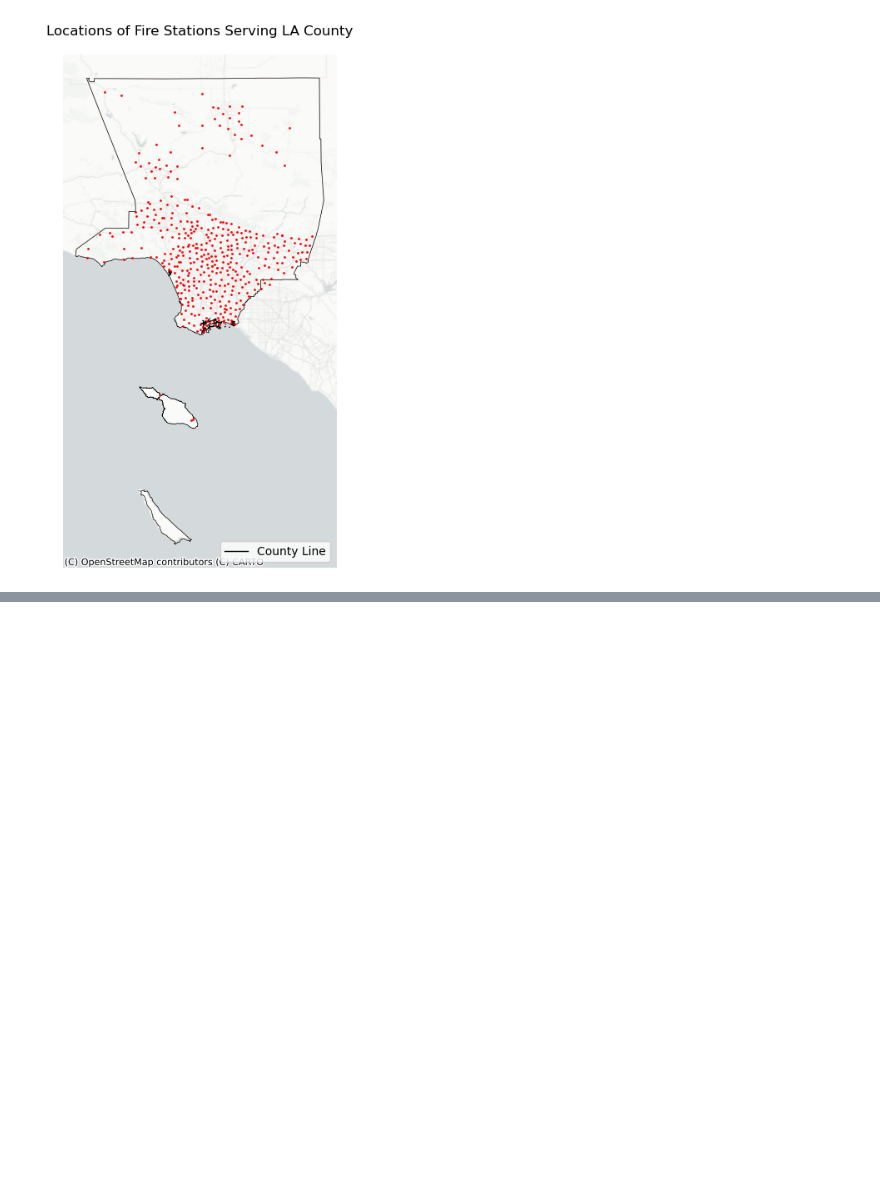
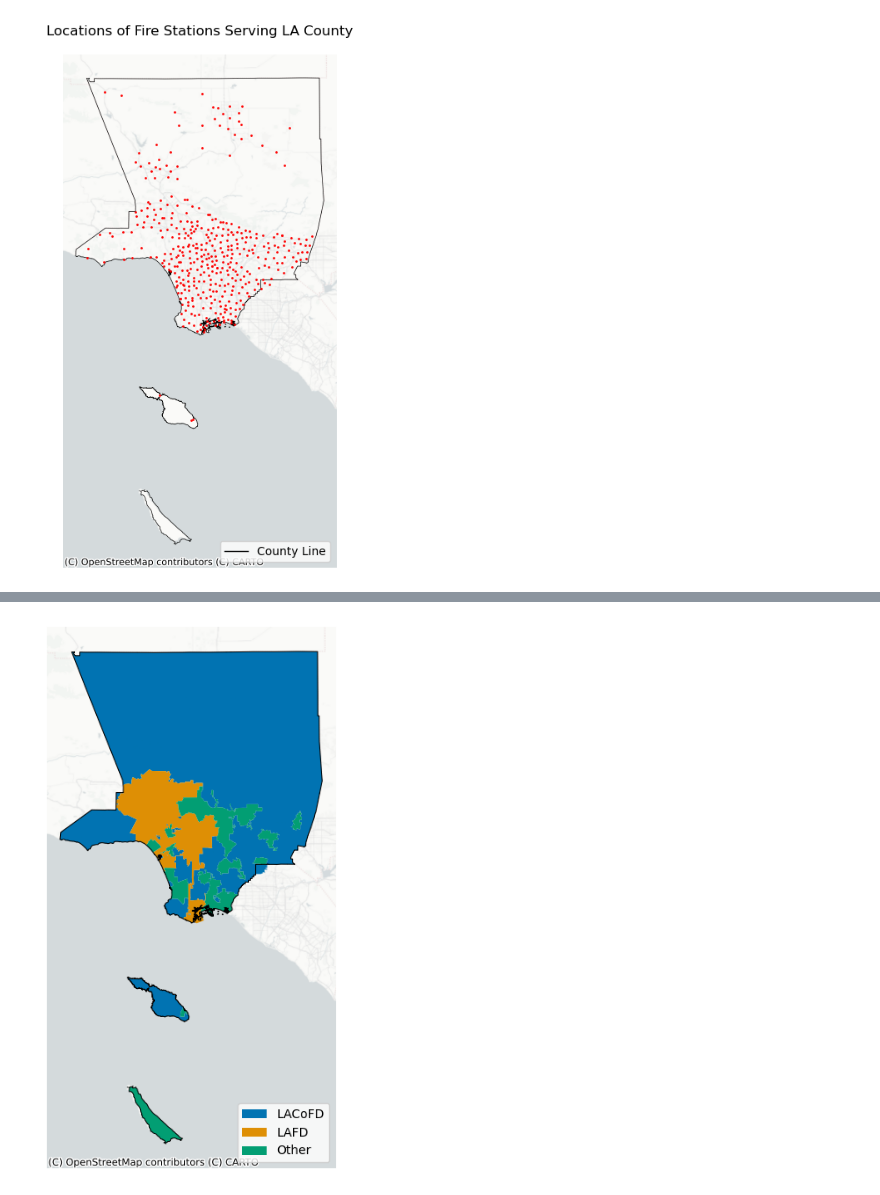
Before and after one commit to giovani-gutierrez/TDA_CalFire, a Jupyter notebook: SVI_EDA.ipynb, the cells around one changed output, grey strips where cells are left out. Saved outputs shown, nothing was run; the diff lists cells and outputs as text; code cells hidden in the pictures; blank space fills up the shorter version.

```diff
--- a/SVI_EDA.ipynb
+++ b/SVI_EDA.ipynb
@@ -148 +104,29 @@ plt.savefig('Figures/svi_percentile_ranking.png', bbox_inches = 'tight', dpi = 6
+# %%
+# geoseries of union of all geometries from lacofd_station_bounds
+lacofd_bounds_union = gpd.GeoSeries(lacofd_station_bounds.union_all())
+# %%
+# geoseries of union of all geometries from lafd_station_bounds
+lafd_bounds_union = gpd.GeoSeries(lafd_station_bounds.union_all())
+# %%
+# union of lacofd coverage and lafd coverage
+lacofd_lafd_union = lacofd_station_bounds.overlay(lafd_station_bounds, how = 'union')
+# %%
+# areas not covered by lafd and lafd
+non_lacofd_lafd = county_bound.overlay(lacofd_lafd_union, how = 'difference')
+# %%
+ax = county_bound.boundary.plot(color = 'k', linewidth = 0.75)
+lacofd_bounds_union.plot(ax = ax, color = '#0173b2')
+lafd_bounds_union.plot(ax = ax, color = '#de8f05')
+non_lacofd_lafd.plot(ax = ax, color = '#029e73')
+cx.add_basemap(ax, crs = 'EPSG:2229', source = cx.providers.CartoDB.PositronNoLabels)
+legend_elements = [
+    Patch(facecolor = '#0173b2', label = 'LACoFD'),
+    Patch(facecolor = '#de8f05', label = 'LAFD'),
+    Patch(facecolor = '#029e73', label = 'Other')
+]
+ax.legend(loc = 'lower right', handles = legend_elements)
+plt.axis('off')
+plt.savefig('Figures/department_boundaries.png', bbox_inches = 'tight', dpi = 600)
+# %% [output]
+[figure, added]
 # %%
```
Also changed, not shown: parts of 24 cells of this notebook, 7 other files.
